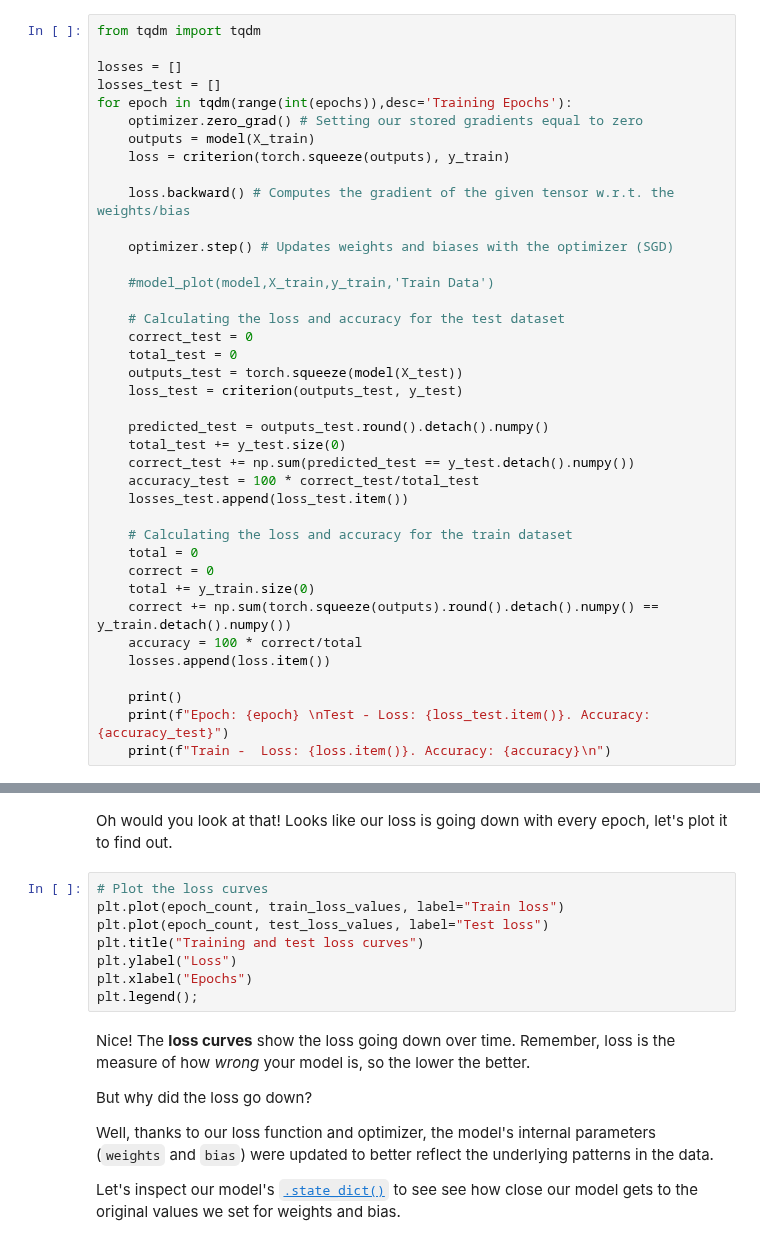
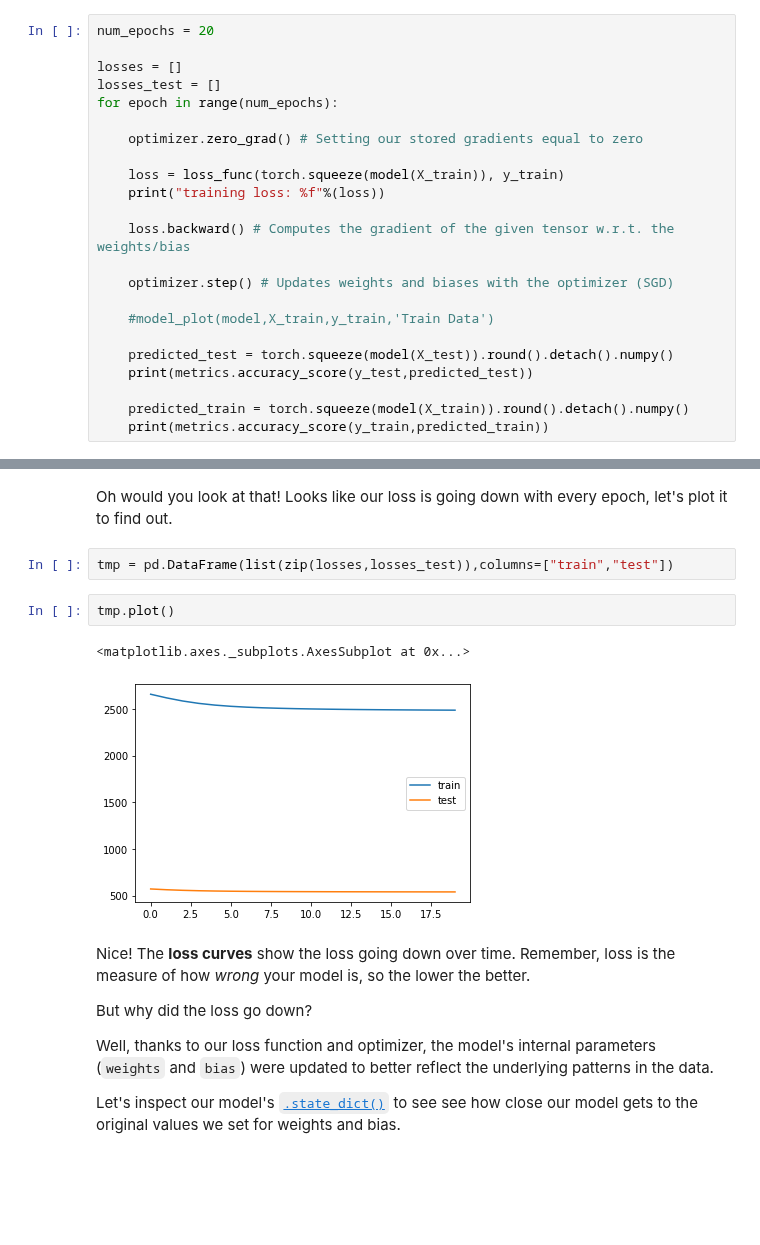
Before and after one commit to sdgroeve/D012554_Machine_Learning_2023, a Jupyter notebook: 01_pytorch_workflow.ipynb, the cells around one changed output, grey strips where cells are left out. Saved outputs shown, nothing was run; the diff lists cells and outputs as text; blank space fills up the shorter version.

```diff
--- a/01_pytorch_workflow.ipynb
+++ b/01_pytorch_workflow.ipynb
@@ -380,14 +357,16 @@ Notice the testing loop doesn't contain performing backpropagation (`loss.backwa
 
 Let's put all of the above together and train our model for 100 **epochs** (forward passes through the data) and we'll evaluate it every 10 epochs.
 # %%
-from tqdm import tqdm
+num_epochs = 20
 
 losses = []
 losses_test = []
-for epoch in tqdm(range(int(epochs)),desc='Training Epochs'):
+for epoch in range(num_epochs):
+
     optimizer.zero_grad() # Setting our stored gradients equal to zero
-    outputs = model(X_train)
-    loss = criterion(torch.squeeze(outputs), y_train)
+
+    loss = loss_func(torch.squeeze(model(X_train)), y_train)
+    print("training loss: %f"%(loss))
 
     loss.backward() # Computes the gradient of the given tensor w.r.t. the weights/bias
 
@@ -395,26 +374,8 @@ for epoch in tqdm(range(int(epochs)),desc='Training Epochs'):
 
     #model_plot(model,X_train,y_train,'Train Data')
 
-    # Calculating the loss and accuracy for the test dataset
-    correct_test = 0
-    total_test = 0
-    outputs_test = torch.squeeze(model(X_test))
-    loss_test = criterion(outputs_test, y_test)
+    predicted_test = torch.squeeze(model(X_test)).round().detach().numpy()
+    print(metrics.accuracy_score(y_test,predicted_test))
 
-    predicted_test = outputs_test.round().detach().numpy()
-    total_test += y_test.size(0)
-    correct_test += np.sum(predicted_test == y_test.detach().numpy())
-    accuracy_test = 100 * correct_test/total_test
-    losses_test.append(loss_test.item())
-
-    # Calculating the loss and accuracy for the train dataset
-    total = 0
-    correct = 0
-    total += y_train.size(0)
-    correct += np.sum(torch.squeeze(outputs).round().detach().numpy() == y_train.detach().numpy())
-    accuracy = 100 * correct/total
-    losses.append(loss.item())
-
-    print()
-    print(f"Epoch: {epoch} \nTest - Loss: {loss_test.item()}. Accuracy: {accuracy_test}")
-    print(f"Train -  Loss: {loss.item()}. Accuracy: {accuracy}\n")
+    predicted_train = torch.squeeze(model(X_train)).round().detach().numpy()
+    print(metrics.accuracy_score(y_train,predicted_train))
@@ -421,13 +400,12 @@ for epoch in tqdm(range(int(epochs)),desc='Training Epochs'):
 # %% [markdown]
 Oh would you look at that! Looks like our loss is going down with every epoch, let's plot it to find out.
-# %%
-# Plot the loss curves
-plt.plot(epoch_count, train_loss_values, label="Train loss")
-plt.plot(epoch_count, test_loss_values, label="Test loss")
-plt.title("Training and test loss curves")
-plt.ylabel("Loss")
-plt.xlabel("Epochs")
-plt.legend();
+# %%
+tmp = pd.DataFrame(list(zip(losses,losses_test)),columns=["train","test"])
+# %%
+tmp.plot()
+# %% [output]
+<matplotlib.axes._subplots.AxesSubplot at 0x...>
+[figure, added]
 # %% [markdown]
 Nice! The **loss curves** show the loss going down over time. Remember, loss is the measure of how *wrong* your model is, so the lower the better.
 
```
Also changed, not shown: parts of 64 cells of this notebook.
